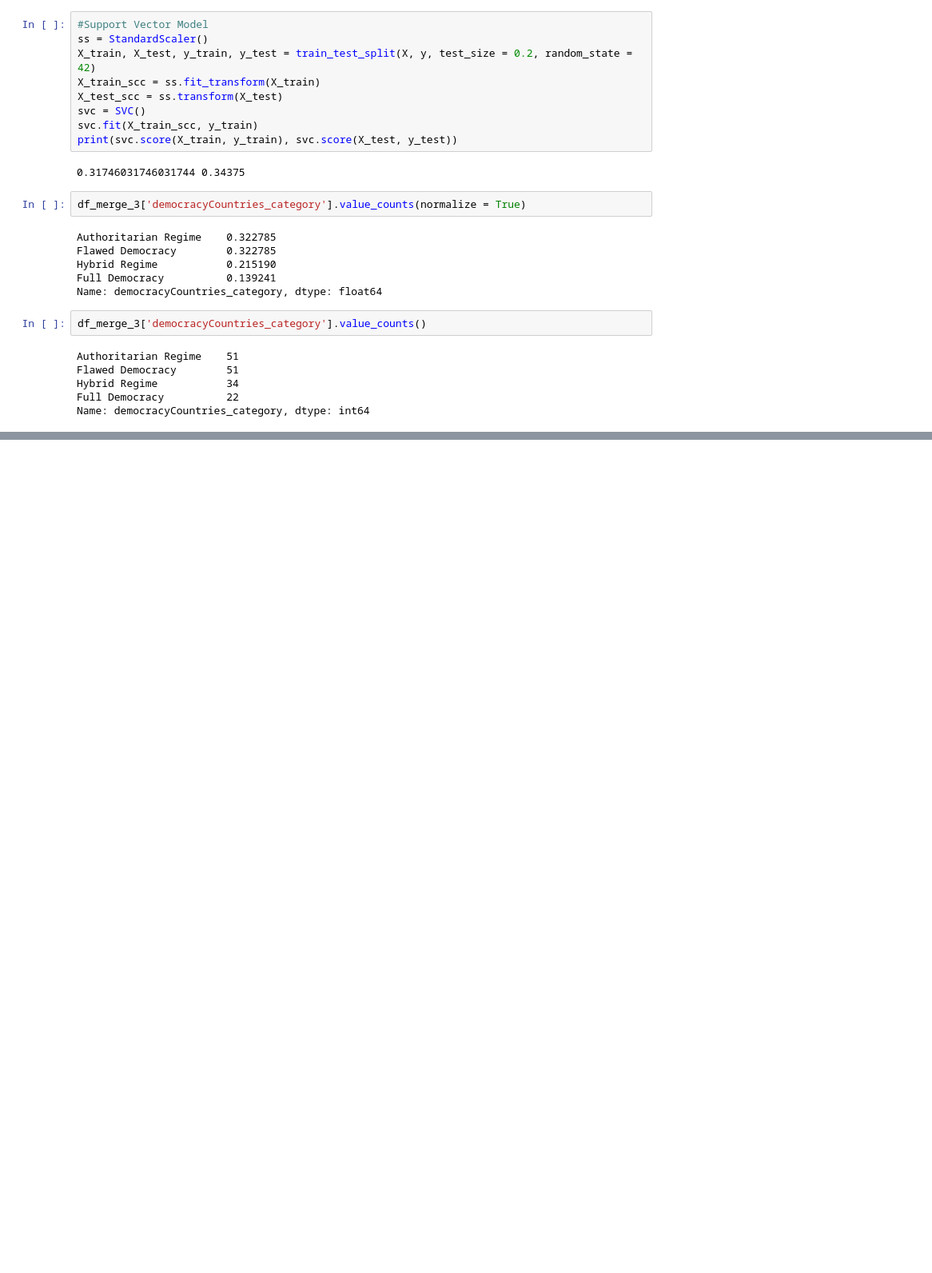
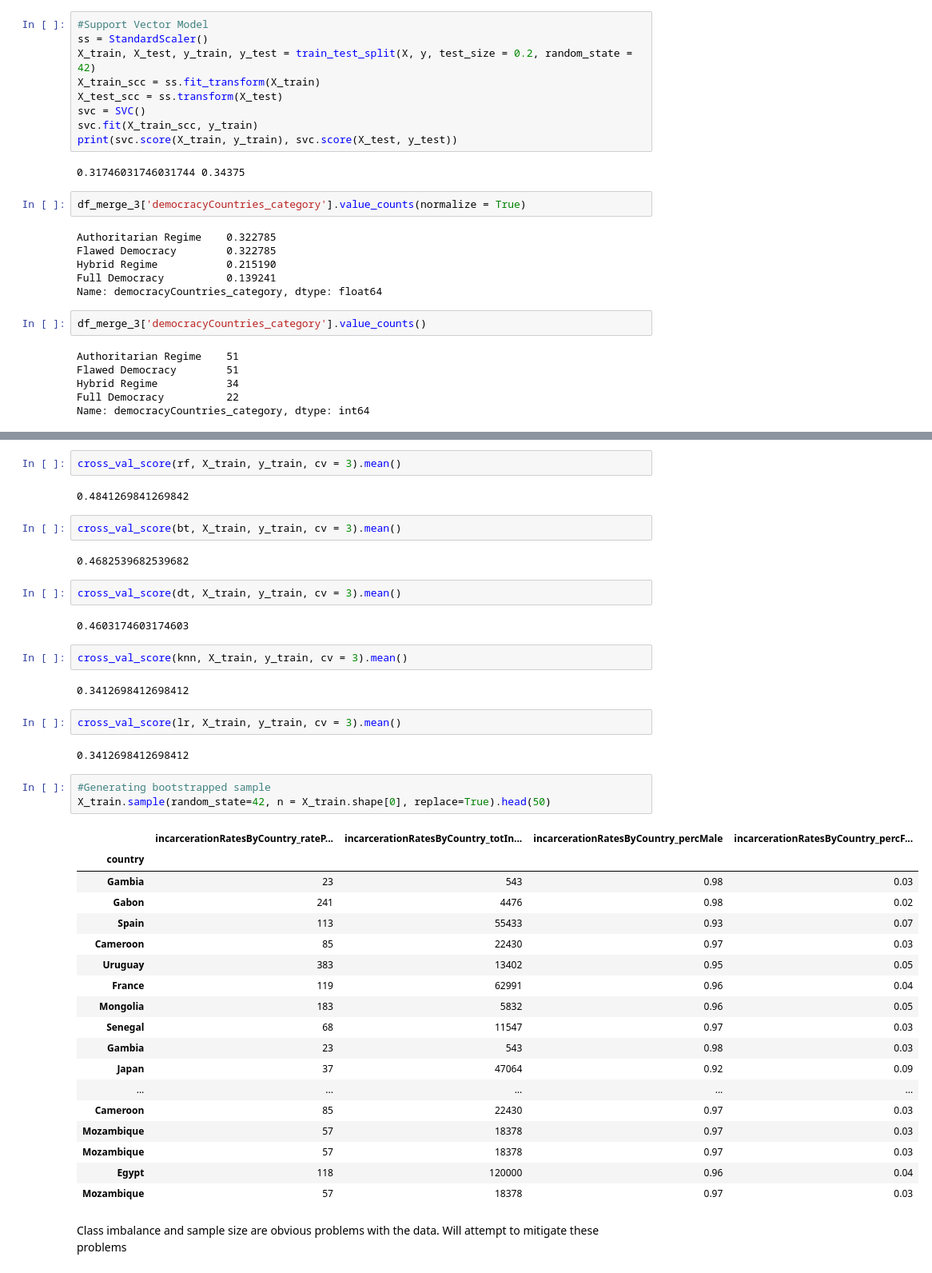
Before and after one commit to elliottjones56/project_5, a Jupyter notebook: Coding_Notebooks/Modeling_Process/prison_pop_vs_democracy_classification.ipynb, the cells around one changed output, grey strips where cells are left out. Shown at 80% size. Cells and saved outputs as stored; diff of their text form; blank space fills up the shorter version.

```diff
--- a/Coding_Notebooks/Modeling_Process/prison_pop_vs_democracy_classification.ipynb
+++ b/Coding_Notebooks/Modeling_Process/prison_pop_vs_democracy_classification.ipynb
@@ -603,0 +616,44 @@ Name: democracyCountries_category, dtype: int64
+# %%
+cross_val_score(rf, X_train, y_train, cv = 3).mean()
+# %% [output]
+0.4841269841269842
+# %%
+cross_val_score(bt, X_train, y_train, cv = 3).mean()
+# %% [output]
+0.4682539682539682
+# %%
+cross_val_score(dt, X_train, y_train, cv = 3).mean()
+# %% [output]
+0.4603174603174603
+# %%
+cross_val_score(knn, X_train, y_train, cv = 3).mean()
+# %% [output]
+0.3412698412698412
+# %%
+cross_val_score(lr, X_train, y_train, cv = 3).mean()
+# %% [output]
+0.3412698412698412
+# %%
+#Generating bootstrapped sample
+X_train.sample(random_state=42, n = X_train.shape[0], replace=True).head(50)
+# %% [output]
+|  | incarcerationRatesByCountry_rateP... | incarcerationRatesByCountry_totIn... | incarcerationRatesByCountry_percMale | incarcerationRatesByCountry_percF... |
+| country |  |  |  |  |
+| Gambia | 23 | 543 | 0.98 | 0.03 |
+| Gabon | 241 | 4476 | 0.98 | 0.02 |
+| Spain | 113 | 55433 | 0.93 | 0.07 |
+| Cameroon | 85 | 22430 | 0.97 | 0.03 |
+| Uruguay | 383 | 13402 | 0.95 | 0.05 |
+| France | 119 | 62991 | 0.96 | 0.04 |
+| Mongolia | 183 | 5832 | 0.96 | 0.05 |
+| Senegal | 68 | 11547 | 0.97 | 0.03 |
+| Gambia | 23 | 543 | 0.98 | 0.03 |
+| Japan | 37 | 47064 | 0.92 | 0.09 |
+| ... | ... | ... | ... | ... |
+| Cameroon | 85 | 22430 | 0.97 | 0.03 |
+| Mozambique | 57 | 18378 | 0.97 | 0.03 |
+| Mozambique | 57 | 18378 | 0.97 | 0.03 |
+| Egypt | 118 | 120000 | 0.96 | 0.04 |
+| Mozambique | 57 | 18378 | 0.97 | 0.03 |
+# %% [markdown]
+Class imbalance and sample size are obvious problems with the data. Will attempt to mitigate these problems
```
Also changed, not shown: parts of 14 cells of this notebook, 1 other file.
